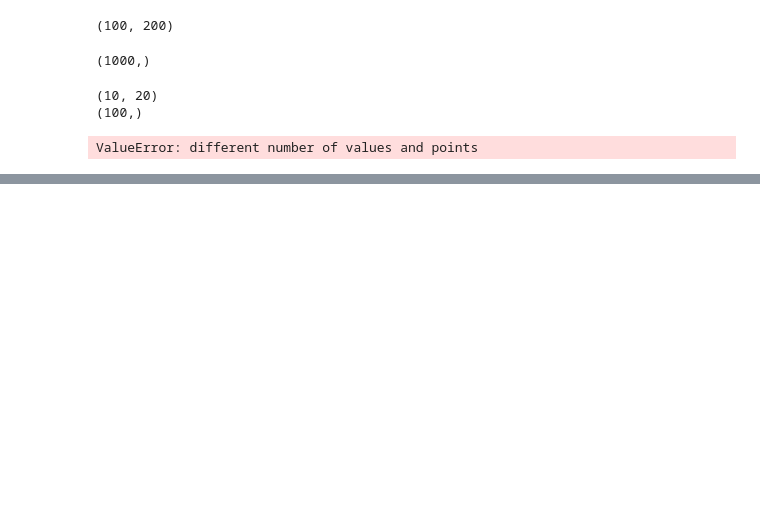
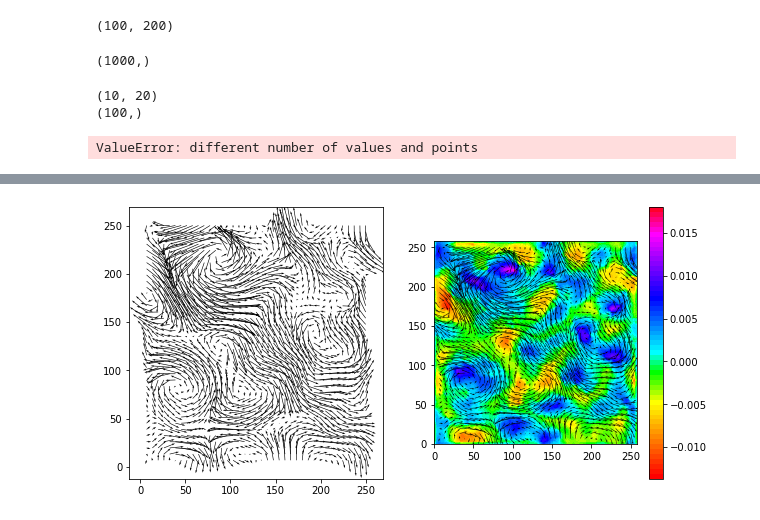
Before and after one commit to pakhuiying/optical_flow_fluid, a Jupyter notebook: Horn_Schunck.ipynb, the cells around one changed output, grey strips where cells are left out. Cells and saved outputs as stored; diff of their text form; code cells hidden in the pictures; blank space fills up the shorter version.

```diff
--- a/Horn_Schunck.ipynb
+++ b/Horn_Schunck.ipynb
@@ -880,0 +941,5 @@ ValueError: different number of values and points
+# %%
+# plotFlow(u,v,step=1)
+plotFlow(u,v,vort,step=1)
+# %% [output]
+[figure, added]
```
Also changed, not shown: parts of 38 cells of this notebook, 2 other files.
